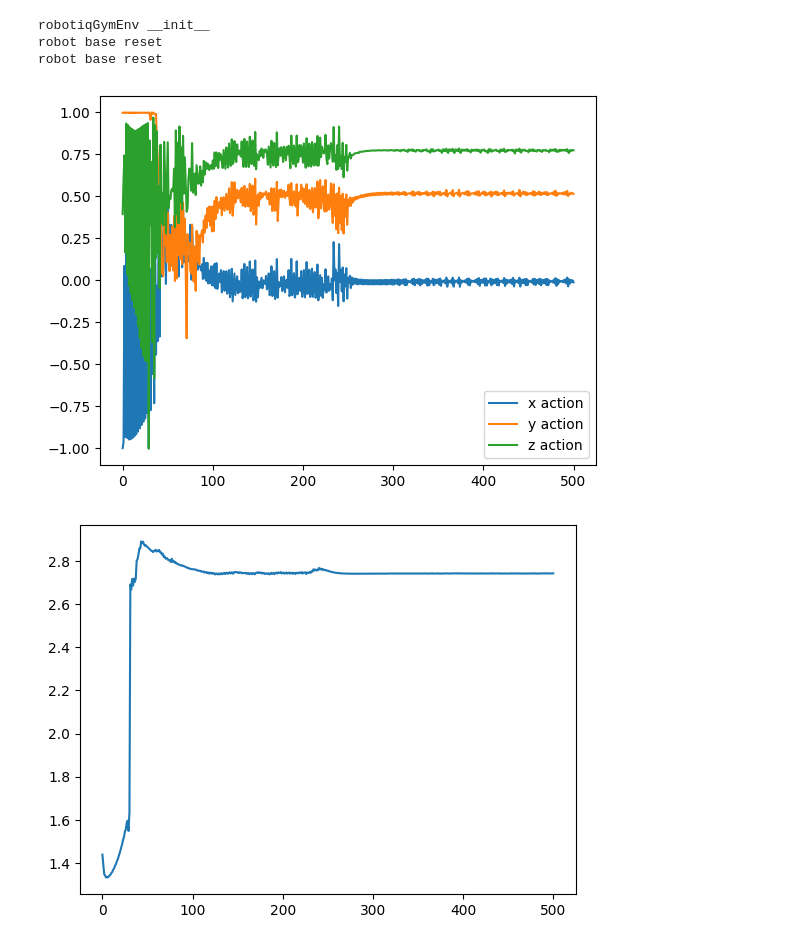
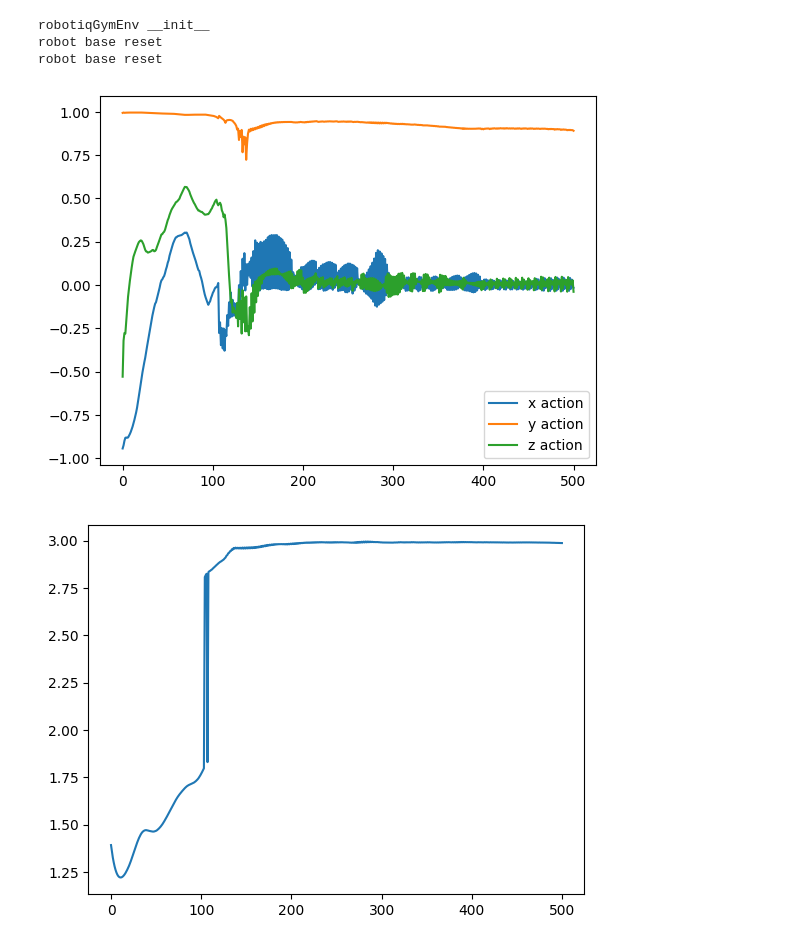
Before and after one commit to baha2r/Fanuc_Robotiq_Grasp, a Jupyter notebook: EnvDebug.ipynb, the cells around one changed output. Drawn from its saved outputs; the diff is of its cells as text; code cells hidden in the pictures.

Commit message:
model training finished!

```diff
--- a/EnvDebug.ipynb
+++ b/EnvDebug.ipynb
@@ -1,7 +1,9 @@
 # %%
 import os
 os.environ['KMP_DUPLICATE_LIB_OK']='True'
-
+import sys
+import gymnasium
+sys.modules["gym"] = gymnasium
 import gym
 import numpy as np
 import matplotlib.pyplot as plt
@@ -21,7 +23,7 @@ def main():
 
     env = robotiqGymEnv(records=False, renders=False, isDiscrete=False)
 
-    dir = "models/20230206-02:22PM_SAC/best_model.zip"
+    dir = "models/20230228-05:02PM_SAC_M10000/best_model.zip"
     model = SAC.load(dir)
 
     # mean_reward, std_reward = evaluate_policy(model, env, n_eval_episodes=10)
@@ -45,32 +47,32 @@ def main():
         obs, rewards, dones, info = env.step(action)
         # plt.plot(env._robotiq.linkpos[0][0], env._robotiq.linkpos[0][1], 'ro')
         # plt.show()
         # env._robotiq.getjointstate()
         # print(env._action)
         # print(len(env._robotiq.linkpos))
         # print(env._contactinfo()[4])
         rewards_ = np.append(rewards_,env._reward())
         xaction_ = np.append(xaction_,action[0])
         yaction_ = np.append(yaction_,action[1])
         zaction_ = np.append(zaction_,action[2])
         # env.render()
         # time.sleep(0.1)
     plt.plot(xaction_, label="x action")
     plt.plot(yaction_, label="y action")
     plt.plot(zaction_, label="z action")
     plt.legend()
 
     plt.figure()
     plt.plot(rewards_, label="reward")
 
 
 
 
 if __name__ == "__main__":
   main()
 # %% [output]
 robotiqGymEnv __init__
 robot base reset
 robot base reset
-[figure, old version]
+[figure, new version]
-[figure, old version]
+[figure, new version]
```
Also changed, not shown: 10 other files.
